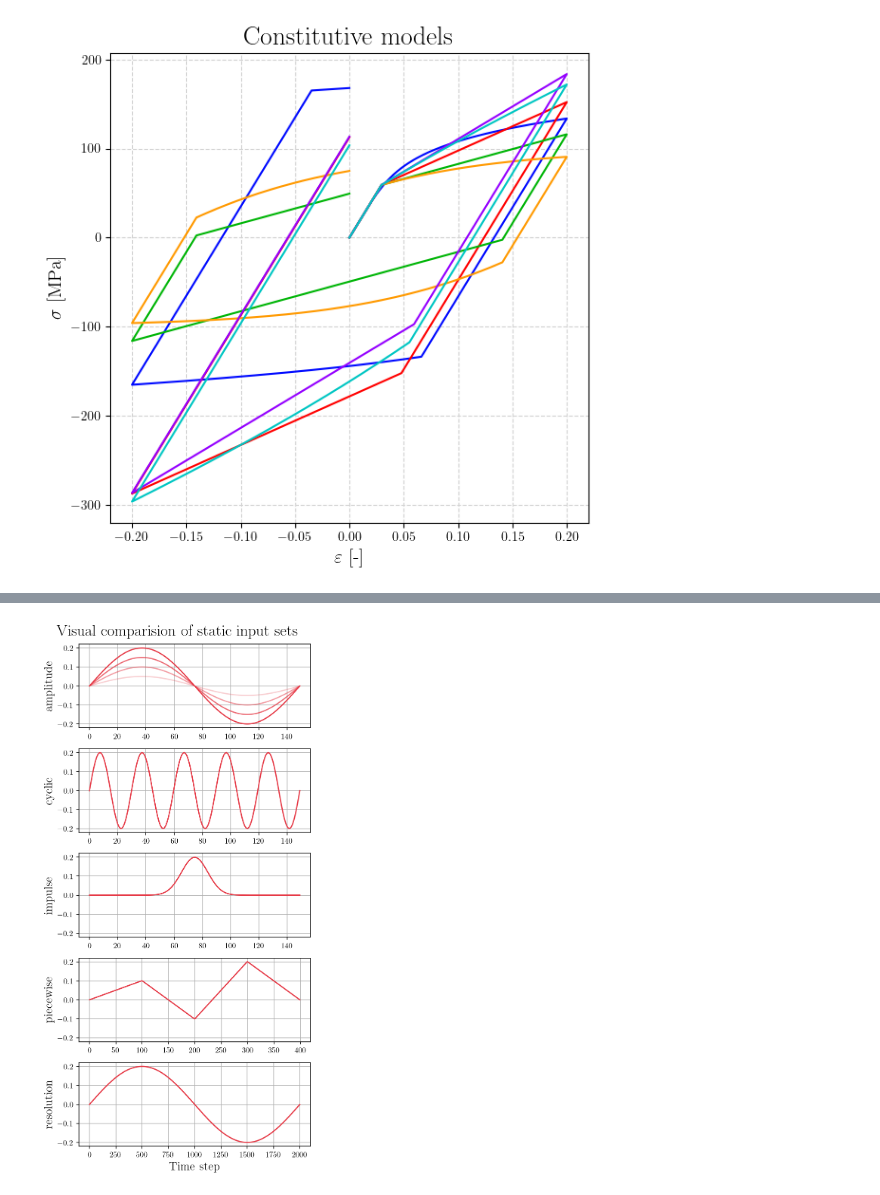
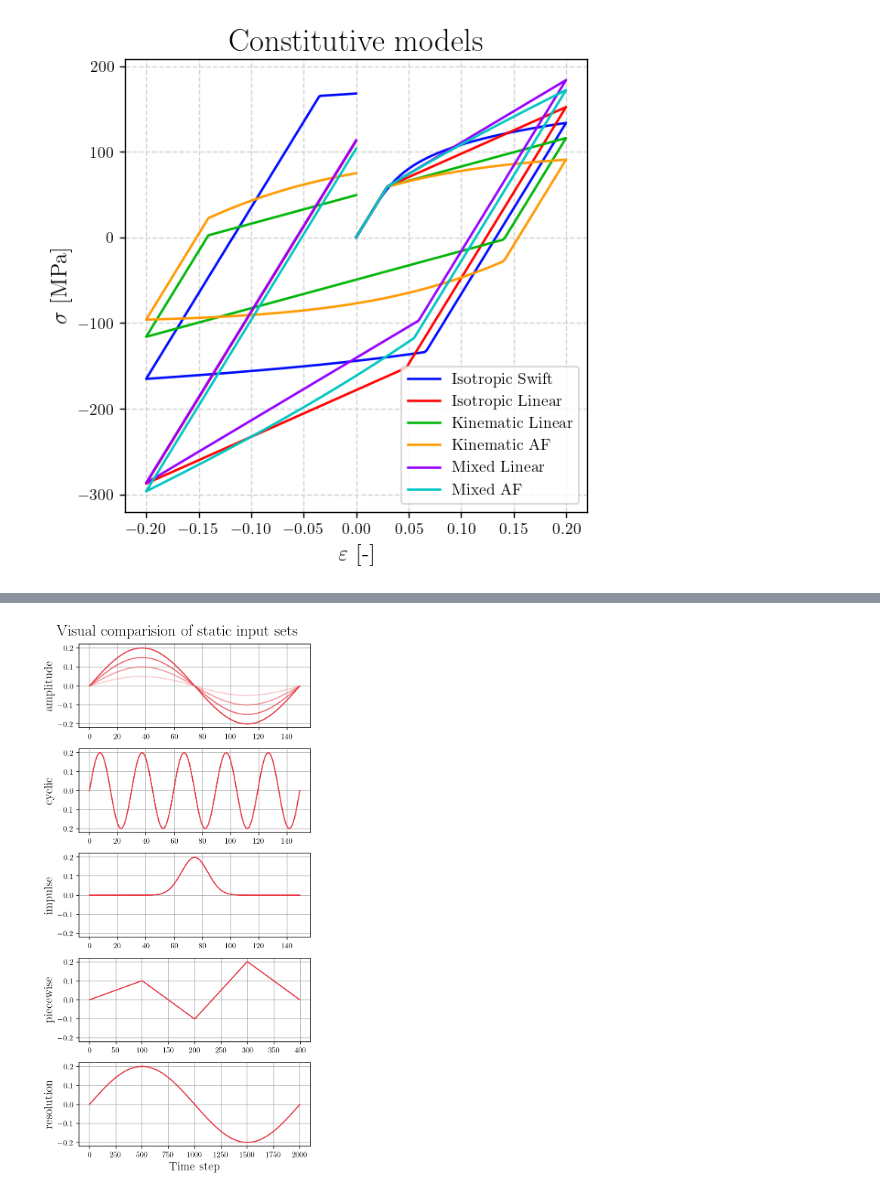
Before and after one commit to zsoca000/EP-neural-nets, a Jupyter notebook: notebooks/task0-data-visualization.ipynb, the cells around one changed output, grey strips where cells are left out. Saved outputs shown, nothing was run; the diff lists cells and outputs as text; code cells hidden in the pictures.

```diff
--- a/notebooks/task0-data-visualization.ipynb
+++ b/notebooks/task0-data-visualization.ipynb
@@ -13,24 +33,25 @@ from data.generators import InputsSignals
 # %%
 eps_max = 0.2
 
-plt.figure(figsize=(6,6),dpi=100)
+plt.figure(figsize=(5,5),dpi=125)
 plt.title('Constitutive models',fontsize=20)
 eps = np.concatenate([
-    np.linspace(0,eps_max,1000),
-    np.linspace(eps_max,-eps_max,1000),
-    np.linspace(-eps_max,0,1000)
+    np.linspace(0,eps_max,200),
+    np.linspace(eps_max,-eps_max,200),
+    np.linspace(-eps_max,0,200)
 ])
 for name, mat in materials.items():
     sig, _, _ = hardening(eps,mat['E'],mat['dalpha'],mat['Y'])
-    plt.plot(eps,sig/1e6,label=name,color=materials[name]['color'],lw=1.5)
-# plt.legend(loc='upper left',fontsize=10)
+    plt.plot(eps,sig/1e6,color=materials[name]['color'],label=materials[name]['label'],lw=1.5)
+plt.legend(loc='lower right',fontsize=10)
 plt.xlabel(r'$\varepsilon$ [-]',fontsize=14)
 plt.ylabel(r'$\sigma$ [MPa]',fontsize=14)
 plt.grid(ls='--',c='lightgray')
 plt.tight_layout()
+plt.savefig(root / 'figures' / 'constitutive-models.png',dpi=250)
 plt.show()
 # %% [output]
-[figure, old version]
+[figure, new version]
 # %%
 folder_path = Path('..','data','input','random')
 random_inputs = [InputsSignals(file) for file in folder_path.iterdir()]
```
Also changed, not shown: parts of 10 cells of this notebook, 11 other files.
